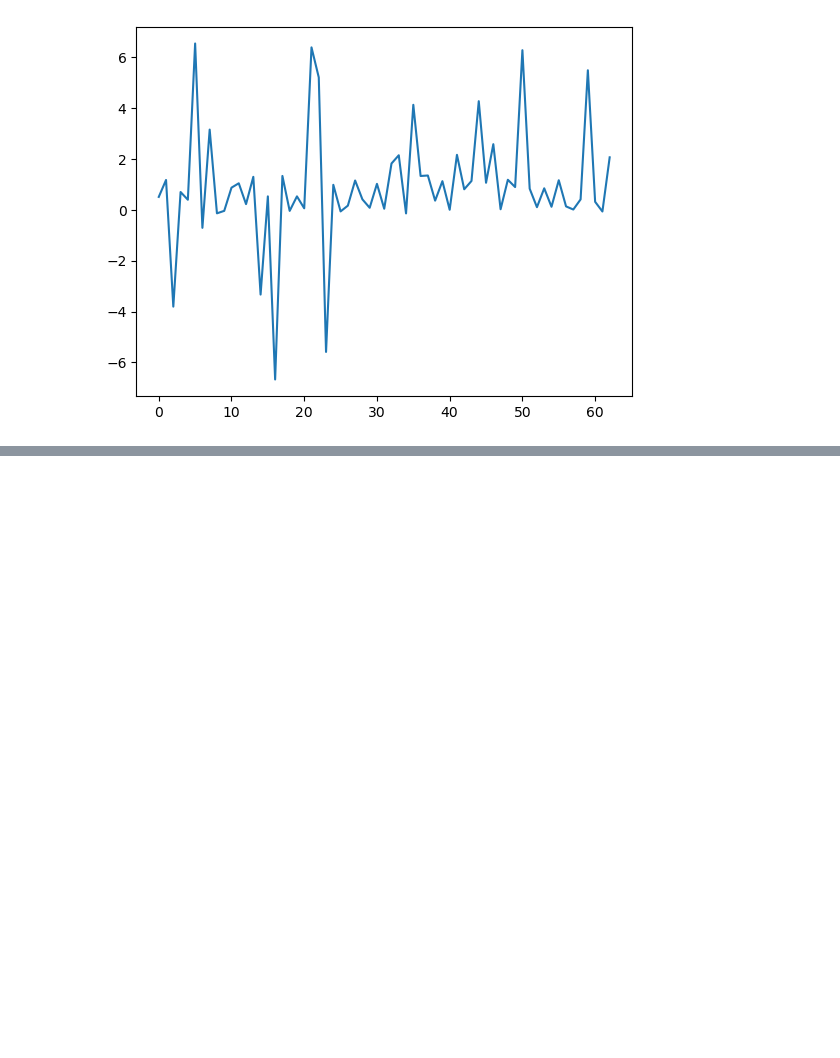
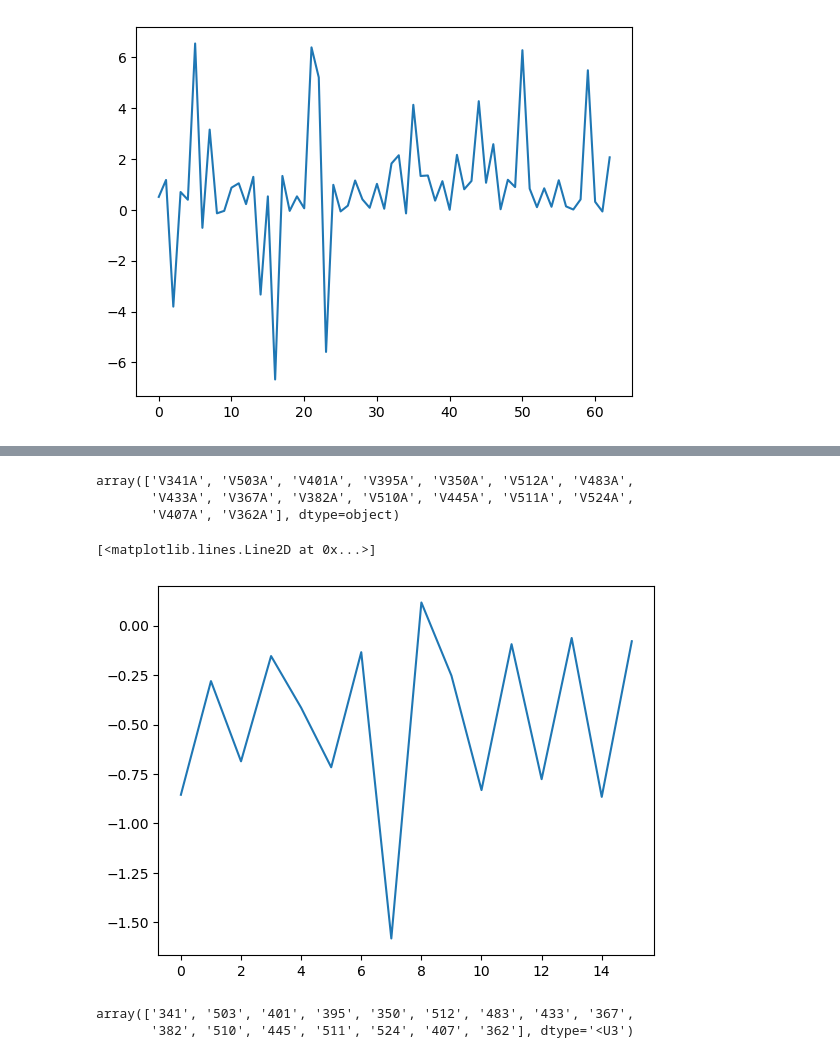
Before and after one commit to fergplace/amber_scripts, a Jupyter notebook: simple_amino_eval_pres.ipynb, the cells around one changed output, grey strips where cells are left out. Cells and saved outputs as stored; diff of their text form; code cells hidden in the pictures; blank space fills up the shorter version.

```diff
--- a/simple_amino_eval_pres.ipynb
+++ b/simple_amino_eval_pres.ipynb
@@ -156,0 +188,9 @@ plt.plot(error_first_method)
+# %%
+simple_amino = ["V", "I", "L", "M", "F", "Y", "W"]
+sorted_dict = {}
+for letter_key in simple_amino :
+    dftemp = df_num_data[ \
+        df_num_data["mutations"].str.startswith(letter_key) ].iloc[:,0]
+    sorted_dict[letter_key] = dftemp.to_numpy()
+
+#sorted_dict
@@ -156,0 +207,16 @@ plt.plot(error_first_method)
+# %%
+exp_muts_np[idx][sorted_dict["V"]]
+# %% [output]
+array(['V341A', 'V503A', 'V401A', 'V395A', 'V350A', 'V512A', 'V483A',
+       'V433A', 'V367A', 'V382A', 'V510A', 'V445A', 'V511A', 'V524A',
+       'V407A', 'V362A'], dtype=object)
+# %%
+# V sites:
+v_site_exp =df_exp_data.iloc[idx]["bind_avg"].to_numpy()[sorted_dict["V"]]
+# delta_delta_G_exp_cal_frist_method
+error_V = v_site_exp - num_66[sorted_dict["V"]]
+# %%
+plt.plot(error_V)
+# %% [output]
+[<matplotlib.lines.Line2D at 0x...>]
+[figure, added]
@@ -156,0 +229,5 @@ plt.plot(error_first_method)
+# %%
+v_vals
+# %% [output]
+array(['341', '503', '401', '395', '350', '512', '483', '433', '367',
+       '382', '510', '445', '511', '524', '407', '362'], dtype='<U3')
```
Also changed, not shown: parts of 6 cells of this notebook.
